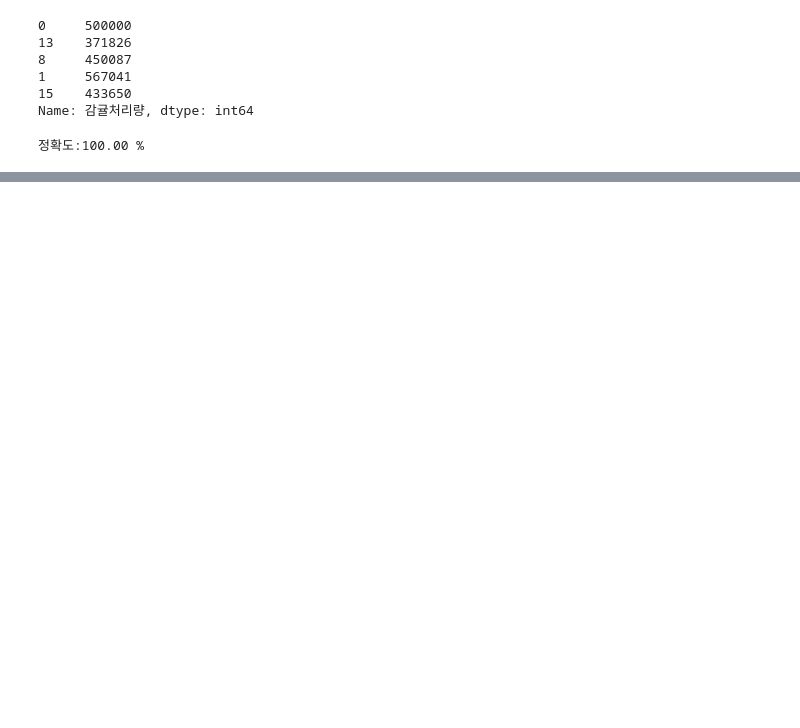
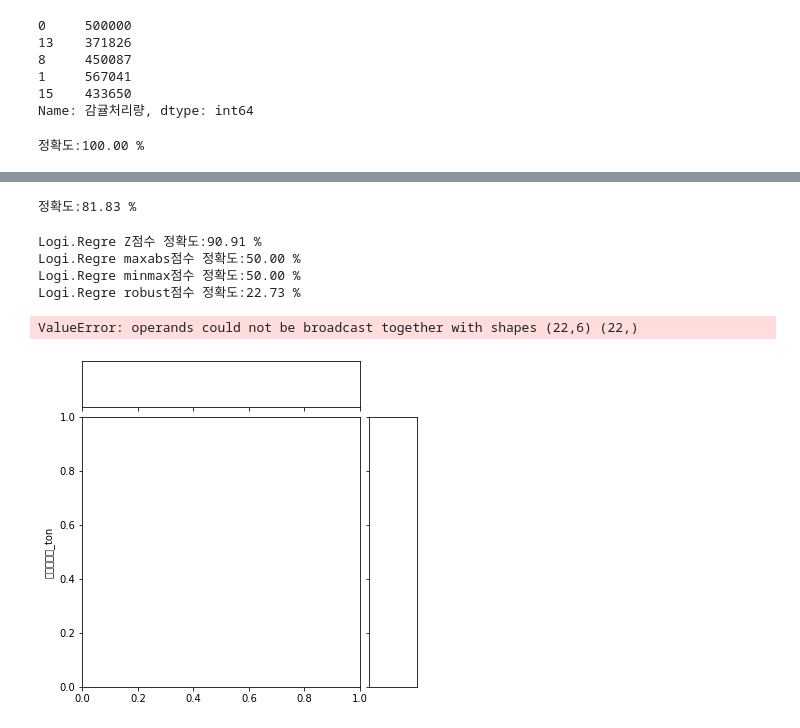
Before and after one commit to Joonyeong97/Python_study, a Jupyter notebook: Python/script/1_project/1_project2.ipynb, the cells around one changed output, grey strips where cells are left out. Saved outputs shown, nothing was run; the diff lists cells and outputs as text; code cells hidden in the pictures; blank space fills up the shorter version.

```diff
--- a/Python/script/1_project/1_project2.ipynb
+++ b/Python/script/1_project/1_project2.ipynb
@@ -26,0 +41,6 @@ project.head()
+# %%
+
+x = x_1.iloc[:,9:15]
+y = project.iloc[:,14]
+# %%
+x = x.fillna(np.mean(x))
@@ -105,7 +96,7 @@ print('정확도:%.2f'%(logreg.score(pro2_x,pro2_y)*100),"%")
 정확도:100.00 %
 # %%
 model = RandomForestClassifier(n_estimators=100)
-model.fit(pro2_x,pro2_y)
+model.fit(x,y)
 
 # y_pred = model.predict(x_test)
 
@@ -113,6 +104,6 @@ model.fit(pro2_x,pro2_y)
 
 
 features = pd.Series(model.feature_importances_,
-                    index=pro2_x.columns).sort_values(ascending=False)
+                    index=x.columns).sort_values(ascending=False)
 print(features)
 # %% [output]
@@ -134 +116,6 @@ print(features)
 dtype: float64
+# %%
+model = RandomForestRegressor(n_estimators=100, bootstrap=True, criterion='mse', max_depth=None, max_leaf_nodes=None, min_samples_split=2, min_samples_leaf=1, max_features='auto')
+model.fit(x, y)
+
+print('RandomForest test 정확도:%.2f'%(model.score(x, y)*100),"%")
@@ -144,0 +135,63 @@ print('정확도:%.2f'%(logreg.score(pro2_x,pro2_y)*100),"%")
+# %%
+# Random
+from sklearn.preprocessing import MinMaxScaler
+from sklearn.ensemble import RandomForestRegressor
+scaler = MinMaxScaler(feature_range=(0,1))
+scaled_data = scaler.fit_transform(x)
+
+randomF= RandomForestRegressor(n_estimators=100,max_depth =3,min_samples_leaf=1).fit(scaled_data,y)
+
+print('정확도:%.2f'%(randomF.score(scaled_data,y)*100),"%")
+# %% [output]
+정확도:81.83 %
+# %%
+
+# z점수
+from sklearn.linear_model import LogisticRegression
+from sklearn.preprocessing import scale, robust_scale, minmax_scale , maxabs_scale
+scaler = scale(x)
+
+#scaled_data = scale.fit(x)
+
+logreg= LogisticRegression(solver='lbfgs',max_iter=20).fit(scaler,y)
+
+print("Logi.Regre Z점수 정확도:%.2f" %(logreg.score(scaler,y)*100),"%")
+#
+scaler = maxabs_scale(x)
+
+#scaled_data = scale.fit(x)
+
+logreg= LogisticRegression(solver='lbfgs',max_iter=20).fit(scaler,y)
+
+print('Logi.Regre maxabs점수 정확도:%.2f'%(logreg.score(scaler,y)*100),"%")
+#
+scaler = minmax_scale(x)
+
+#scaled_data = scale.fit(x)
+
+logreg= LogisticRegression(solver='lbfgs',max_iter=20).fit(scaler,y)
+
+print('Logi.Regre minmax점수 정확도:%.2f'%(logreg.score(scaler,y)*100),"%")
+#
+scaler = robust_scale(x)
+
+#scaled_data = scale.fit(x)
+
+logreg= LogisticRegression(solver='lbfgs',max_iter=20).fit(scaler,y)
+
+print('Logi.Regre robust점수 정확도:%.2f'%(logreg.score(scaler,y)*100),"%")
+# %% [output]
+Logi.Regre Z점수 정확도:90.91 %
+Logi.Regre maxabs점수 정확도:50.00 %
+Logi.Regre minmax점수 정확도:50.00 %
+Logi.Regre robust점수 정확도:22.73 %
+# %%
+import seaborn as sns
+import matplotlib.pyplot as plt
+scaler = scale(x)
+
+sns.jointplot(scaler, y)
+plt.show()
+# %% [output]
+ValueError: operands could not be broadcast together with shapes (22,6) (22,)
+[figure, added]
```
Also changed, not shown: parts of 22 cells of this notebook, 1 other file.
